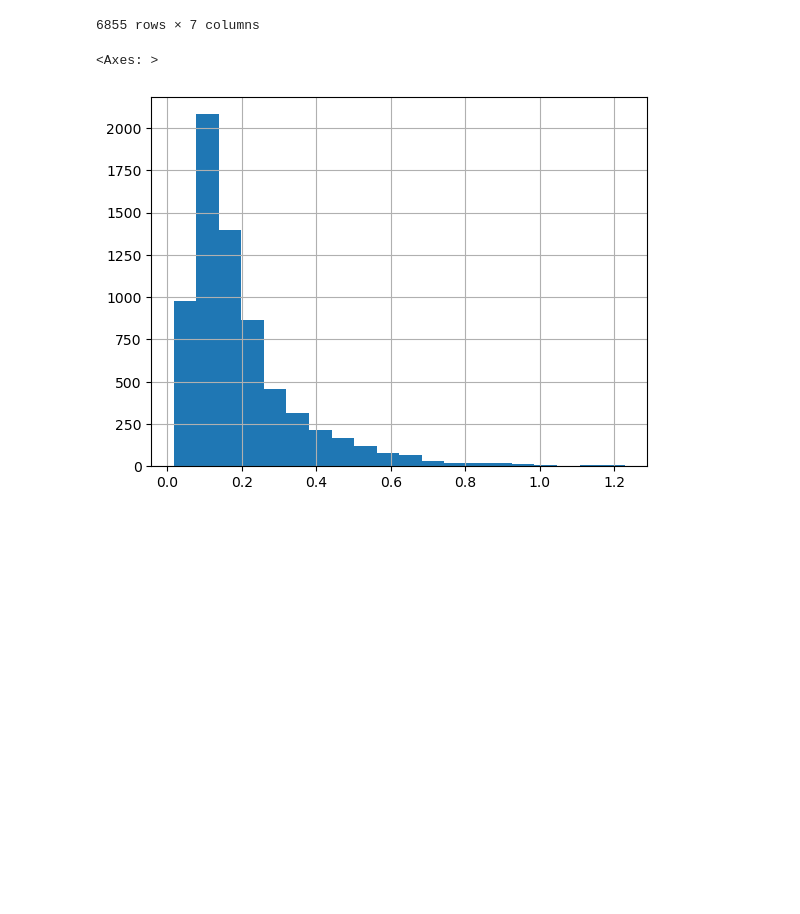
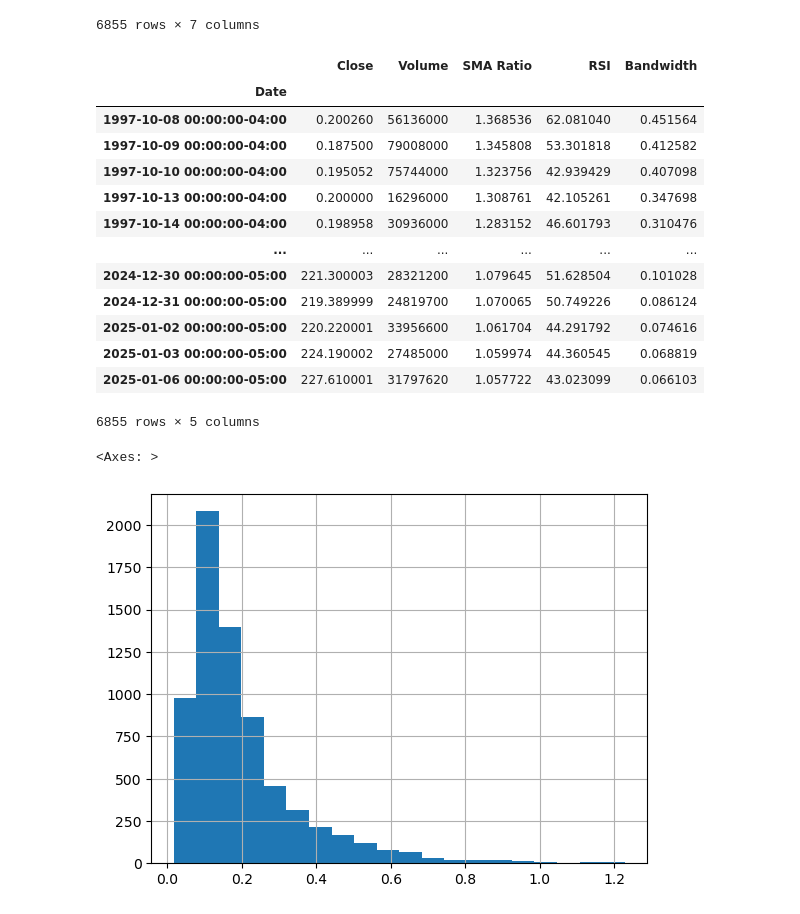
Before and after one commit to joeyallen1/RL_Trading, a Jupyter notebook: Trading.ipynb, the cells around one changed output. Drawn from its saved outputs; the diff is of its cells as text; code cells hidden in the pictures; blank space fills up the shorter version.

Commit message:
Removed unnecessary columns from dataframe and included quick statistics check

```diff
--- a/Trading.ipynb
+++ b/Trading.ipynb
@@ -320,6 +320,24 @@ amzn_df
 | 2025-01-03 00:00:00-05:00 | 224.190002 | 27485000 | 1.059974 | 44.360545 | 3.878148 | 225.410999 | 0.068819 |
 | 2025-01-06 00:00:00-05:00 | 227.610001 | 31797620 | 1.057722 | 43.023099 | 3.730914 | 225.763999 | 0.066103 |
 6855 rows × 7 columns
+# %%
+amzn_df.drop(labels=['Std dev', 'SMA 20'], axis=1, inplace=True)
+amzn_df
+# %% [output]
+|  | Close | Volume | SMA Ratio | RSI | Bandwidth |
+| Date |  |  |  |  |  |
+| 1997-10-08 00:00:00-04:00 | 0.200260 | 56136000 | 1.368536 | 62.081040 | 0.451564 |
+| 1997-10-09 00:00:00-04:00 | 0.187500 | 79008000 | 1.345808 | 53.301818 | 0.412582 |
+| 1997-10-10 00:00:00-04:00 | 0.195052 | 75744000 | 1.323756 | 42.939429 | 0.407098 |
+| 1997-10-13 00:00:00-04:00 | 0.200000 | 16296000 | 1.308761 | 42.105261 | 0.347698 |
+| 1997-10-14 00:00:00-04:00 | 0.198958 | 30936000 | 1.283152 | 46.601793 | 0.310476 |
+| ... | ... | ... | ... | ... | ... |
+| 2024-12-30 00:00:00-05:00 | 221.300003 | 28321200 | 1.079645 | 51.628504 | 0.101028 |
+| 2024-12-31 00:00:00-05:00 | 219.389999 | 24819700 | 1.070065 | 50.749226 | 0.086124 |
+| 2025-01-02 00:00:00-05:00 | 220.220001 | 33956600 | 1.061704 | 44.291792 | 0.074616 |
+| 2025-01-03 00:00:00-05:00 | 224.190002 | 27485000 | 1.059974 | 44.360545 | 0.068819 |
+| 2025-01-06 00:00:00-05:00 | 227.610001 | 31797620 | 1.057722 | 43.023099 | 0.066103 |
+6855 rows × 5 columns
 # %%
 amzn_df['Bandwidth'].hist(bins=20)
 # %% [output]
```
Also changed, not shown: parts of 1 cell of this notebook.
